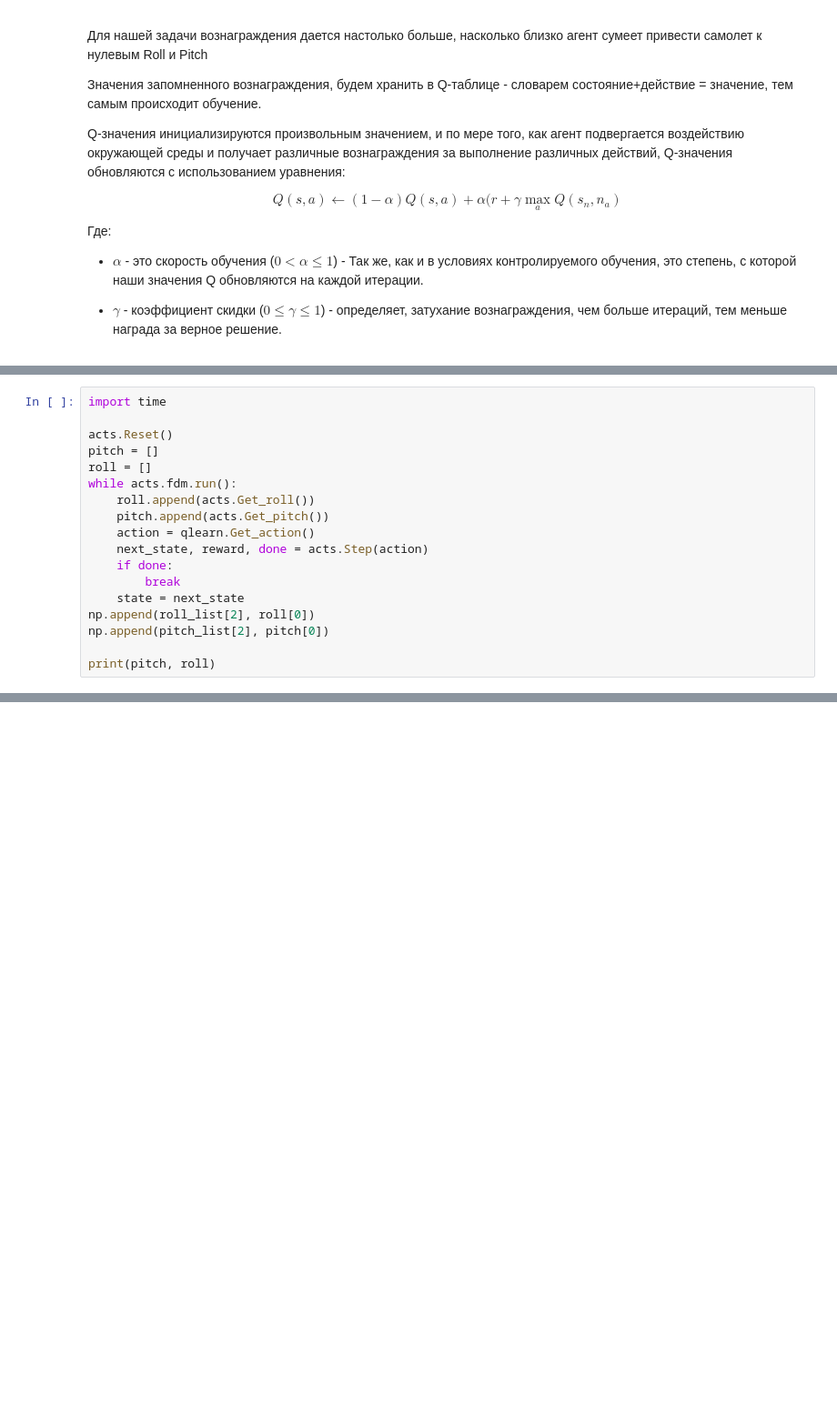
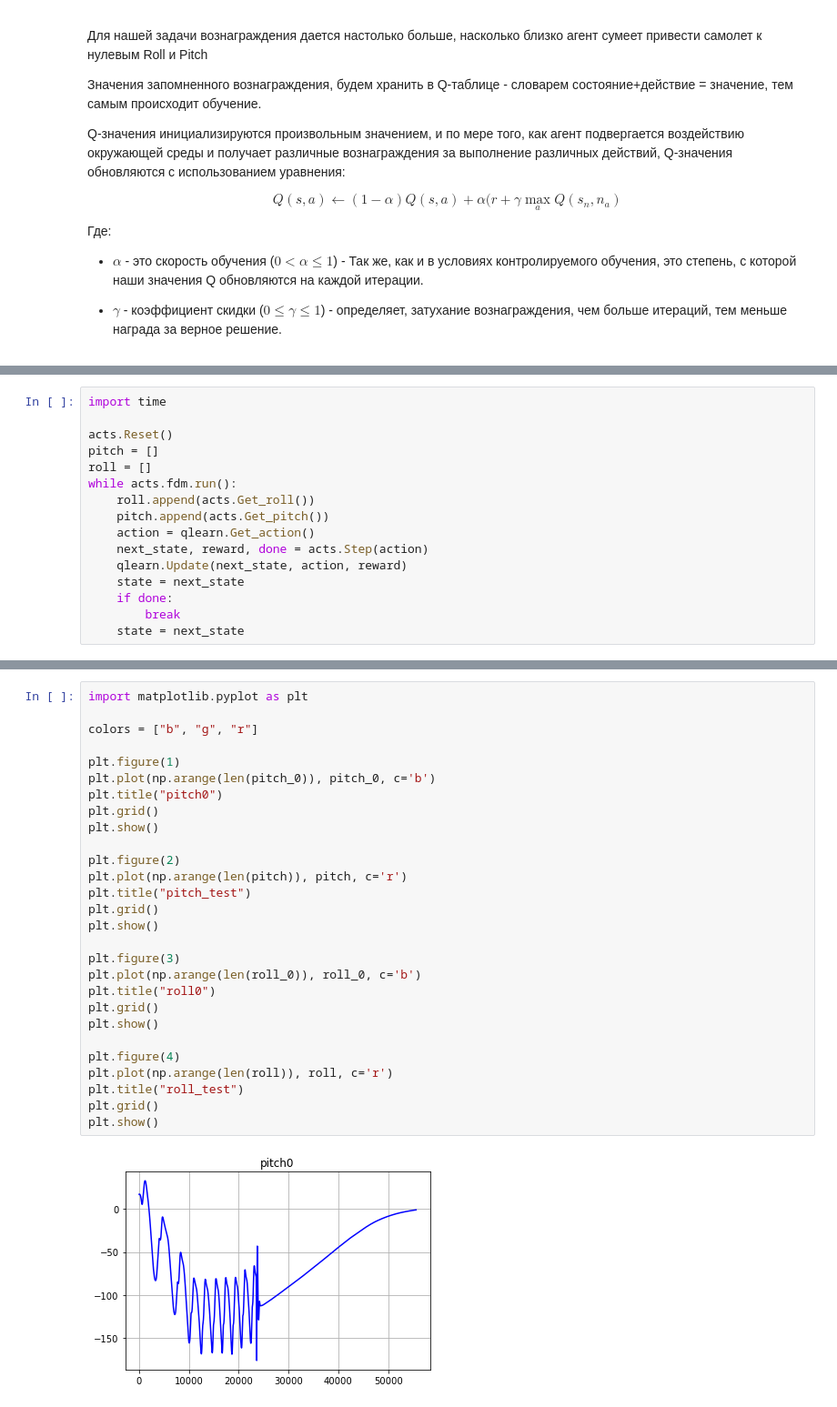
Before and after one commit to PotapovAnton-gif/Th_of_mgnmt, a Jupyter notebook: solve.ipynb, the cells around one changed output, grey strips where cells are left out. Shown at 91% size. Cells and saved outputs as stored; diff of their text form; blank space fills up the shorter version.

```diff
--- a/solve.ipynb
+++ b/solve.ipynb
@@ -307,10 +308,8 @@ while acts.fdm.run():
     pitch.append(acts.Get_pitch())
     action = qlearn.Get_action()
     next_state, reward, done = acts.Step(action)
+    qlearn.Update(next_state, action, reward)
+    state = next_state
     if done:
         break
     state = next_state
-np.append(roll_list[2], roll[0])
-np.append(pitch_list[2], pitch[0])
-
-print(pitch, roll)
@@ -352,0 +324,30 @@ plt.show()
+# %%
+import matplotlib.pyplot as plt
+
+colors = ["b", "g", "r"]
+
+plt.figure(1)
+plt.plot(np.arange(len(pitch_0)), pitch_0, c='b')
+plt.title("pitch0")
+plt.grid()
+plt.show()
+
+plt.figure(2)
+plt.plot(np.arange(len(pitch)), pitch, c='r')
+plt.title("pitch_test")
+plt.grid()
+plt.show()
+
+plt.figure(3)
+plt.plot(np.arange(len(roll_0)), roll_0, c='b')
+plt.title("roll0")
+plt.grid()
+plt.show()
+
+plt.figure(4)
+plt.plot(np.arange(len(roll)), roll, c='r')
+plt.title("roll_test")
+plt.grid()
+plt.show()
+# %% [output]
+[figure, added]
```
Also changed, not shown: parts of 15 cells of this notebook.
